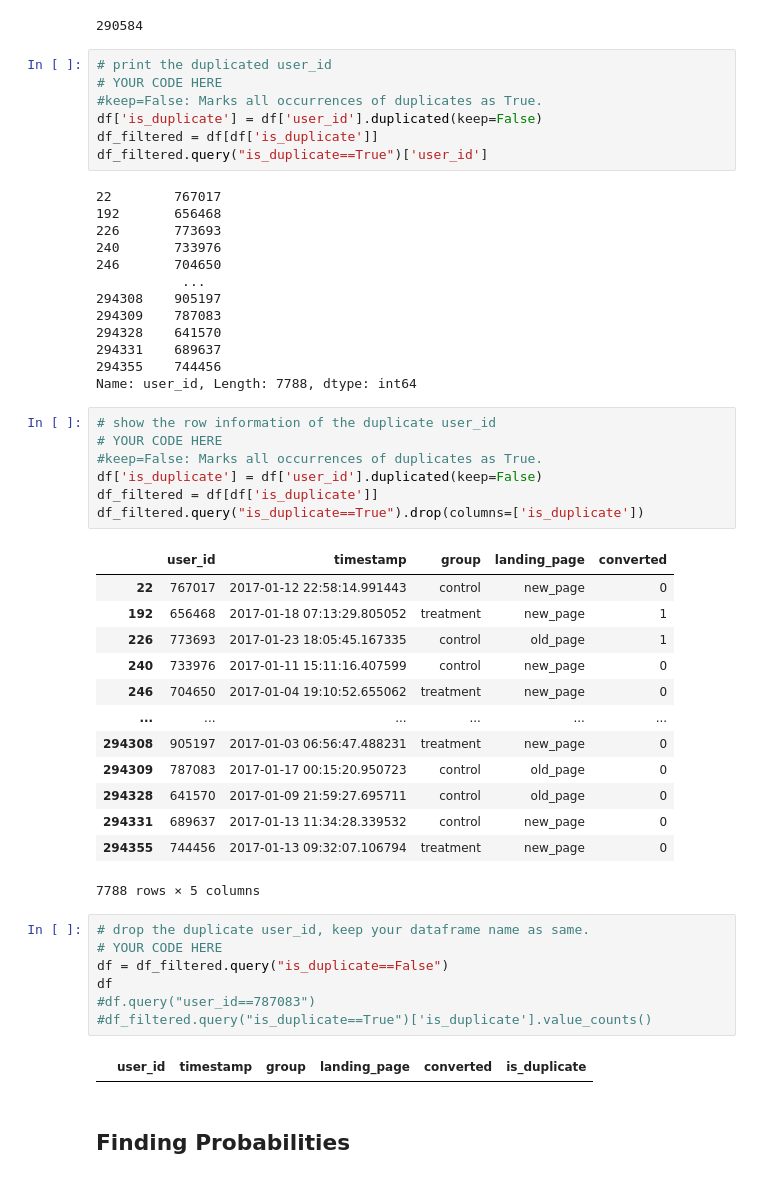
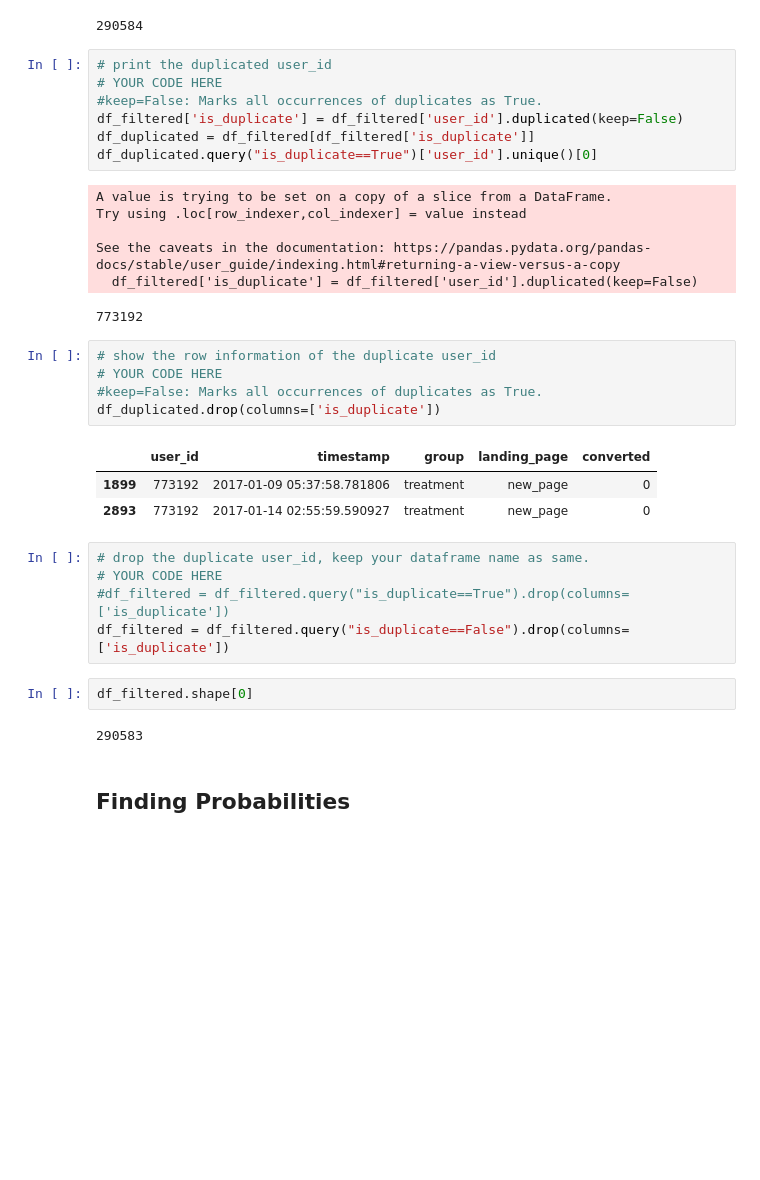
Before and after one commit to vchandraiitk/datascience, a Jupyter notebook: M1_MP2_NB_Hypothesis_Testing.ipynb, the cells around one changed output. Cells and saved outputs as stored; diff of their text form; blank space fills up the shorter version.

```diff
--- a/M1_MP2_NB_Hypothesis_Testing.ipynb
+++ b/M1_MP2_NB_Hypothesis_Testing.ipynb
@@ -257,52 +253,34 @@ df_filtered['user_id'].nunique()
 # print the duplicated user_id
 # YOUR CODE HERE
 #keep=False: Marks all occurrences of duplicates as True.
-df['is_duplicate'] = df['user_id'].duplicated(keep=False)
-df_filtered = df[df['is_duplicate']]
-df_filtered.query("is_duplicate==True")['user_id']
+df_filtered['is_duplicate'] = df_filtered['user_id'].duplicated(keep=False)
+df_duplicated = df_filtered[df_filtered['is_duplicate']]
+df_duplicated.query("is_duplicate==True")['user_id'].unique()[0]
 # %% [output]
-22        767017
-192       656468
-226       773693
-240       733976
-246       704650
-           ...
-294308    905197
-294309    787083
-294328    641570
-294331    689637
-294355    744456
-Name: user_id, Length: 7788, dtype: int64
+A value is trying to be set on a copy of a slice from a DataFrame.
+Try using .loc[row_indexer,col_indexer] = value instead
+
+See the caveats in the documentation: https://pandas.pydata.org/pandas-docs/stable/user_guide/indexing.html#returning-a-view-versus-a-copy
+  df_filtered['is_duplicate'] = df_filtered['user_id'].duplicated(keep=False)
+773192
 # %%
 # show the row information of the duplicate user_id
 # YOUR CODE HERE
 #keep=False: Marks all occurrences of duplicates as True.
-df['is_duplicate'] = df['user_id'].duplicated(keep=False)
-df_filtered = df[df['is_duplicate']]
-df_filtered.query("is_duplicate==True").drop(columns=['is_duplicate'])
+df_duplicated.drop(columns=['is_duplicate'])
 # %% [output]
 |  | user_id | timestamp | group | landing_page | converted |
-| 22 | 767017 | 2017-01-12 22:58:14.991443 | control | new_page | 0 |
-| 192 | 656468 | 2017-01-18 07:13:29.805052 | treatment | new_page | 1 |
-| 226 | 773693 | 2017-01-23 18:05:45.167335 | control | old_page | 1 |
-| 240 | 733976 | 2017-01-11 15:11:16.407599 | control | new_page | 0 |
-| 246 | 704650 | 2017-01-04 19:10:52.655062 | treatment | new_page | 0 |
-| ... | ... | ... | ... | ... | ... |
-| 294308 | 905197 | 2017-01-03 06:56:47.488231 | treatment | new_page | 0 |
-| 294309 | 787083 | 2017-01-17 00:15:20.950723 | control | old_page | 0 |
-| 294328 | 641570 | 2017-01-09 21:59:27.695711 | control | old_page | 0 |
-| 294331 | 689637 | 2017-01-13 11:34:28.339532 | control | new_page | 0 |
-| 294355 | 744456 | 2017-01-13 09:32:07.106794 | treatment | new_page | 0 |
+| 1899 | 773192 | 2017-01-09 05:37:58.781806 | treatment | new_page | 0 |
+| 2893 | 773192 | 2017-01-14 02:55:59.590927 | treatment | new_page | 0 |
-7788 rows × 5 columns
 # %%
 # drop the duplicate user_id, keep your dataframe name as same.
 # YOUR CODE HERE
-df = df_filtered.query("is_duplicate==False")
-df
-#df.query("user_id==787083")
-#df_filtered.query("is_duplicate==True")['is_duplicate'].value_counts()
+#df_filtered = df_filtered.query("is_duplicate==True").drop(columns=['is_duplicate'])
+df_filtered = df_filtered.query("is_duplicate==False").drop(columns=['is_duplicate'])
-# %% [output]
-|  | user_id | timestamp | group | landing_page | converted | is_duplicate |
+# %%
+df_filtered.shape[0]
+# %% [output]
+290583
 # %% [markdown]
 ## Finding Probabilities
 # %% [markdown]
```
Also changed, not shown: parts of 12 cells of this notebook.
